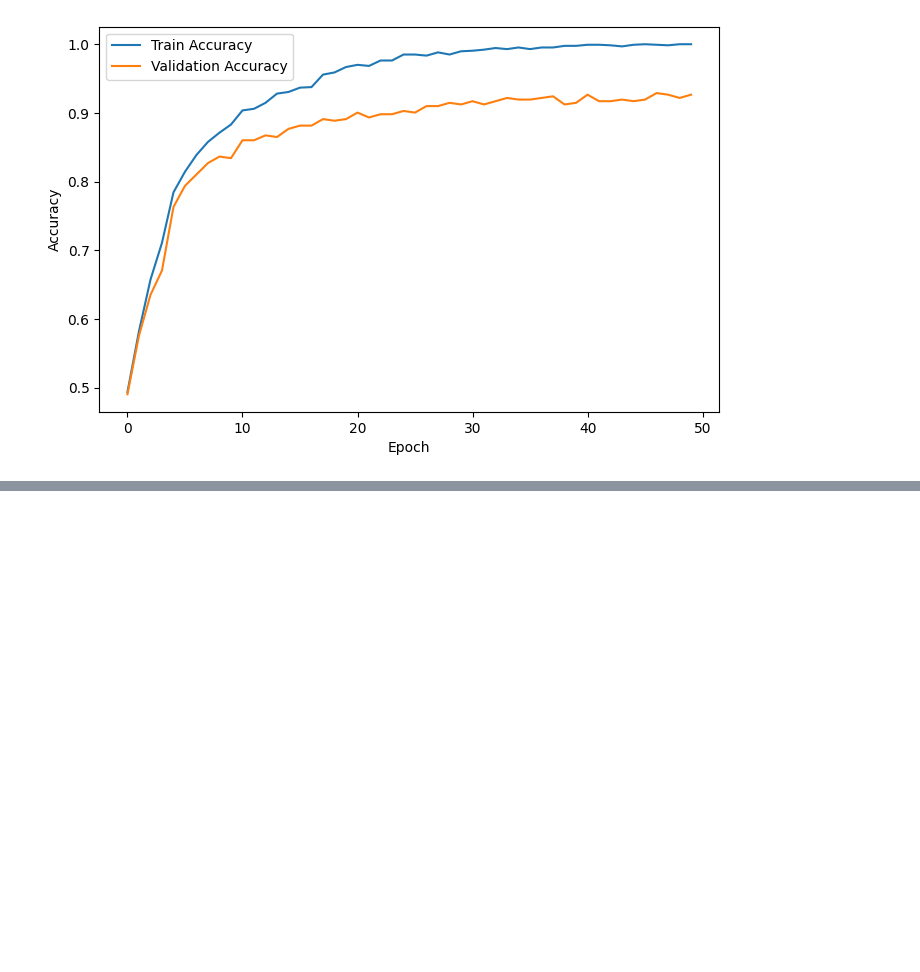
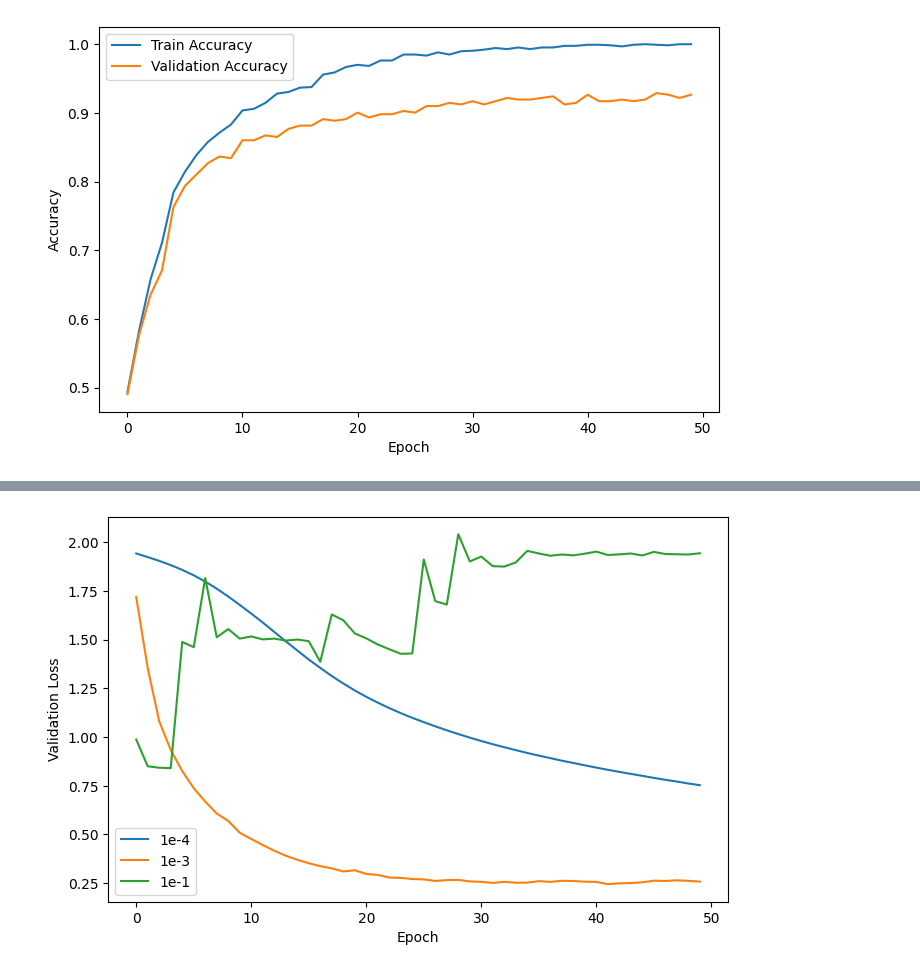
Before and after one commit to ejr-00/lab-3, a Jupyter notebook: lab_3.ipynb, the cells around one changed output, grey strips where cells are left out. Drawn from its saved outputs; the diff is of its cells as text; code cells hidden in the pictures; blank space fills up the shorter version.

```diff
--- a/lab_3.ipynb
+++ b/lab_3.ipynb
@@ -601,0 +741,18 @@ Epoch 50/50 | Train Loss: 0.0233 | Val Loss: 0.2582 | Train Acc: 1.0000 | Val Ac
+# %%
+lr1 = run_experiment(lr=1e-4)
+lr2 = run_experiment(lr=1e-3)
+lr3 = run_experiment(lr=1e-1)
+
+plt.figure(figsize=(8,5))
+
+plt.plot(lr1["val_loss"], label="1e-4")
+plt.plot(lr2["val_loss"], label="1e-3")
+plt.plot(lr3["val_loss"], label="1e-1")
+
+plt.xlabel("Epoch")
+plt.ylabel("Validation Loss")
+plt.legend()
+
+plt.show()
+# %% [output]
+[figure, added]
```
Also changed, not shown: parts of 4 cells of this notebook.
